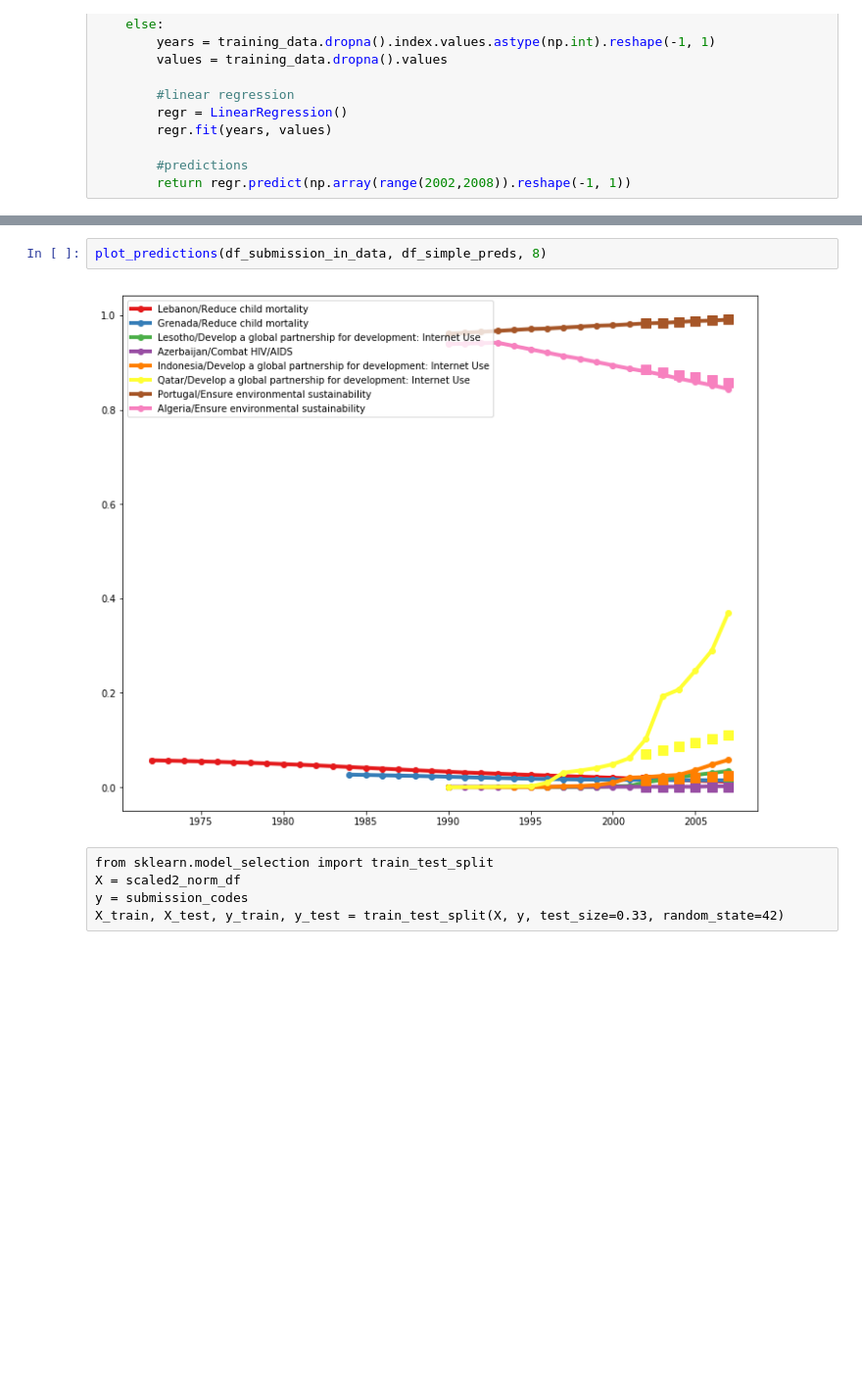
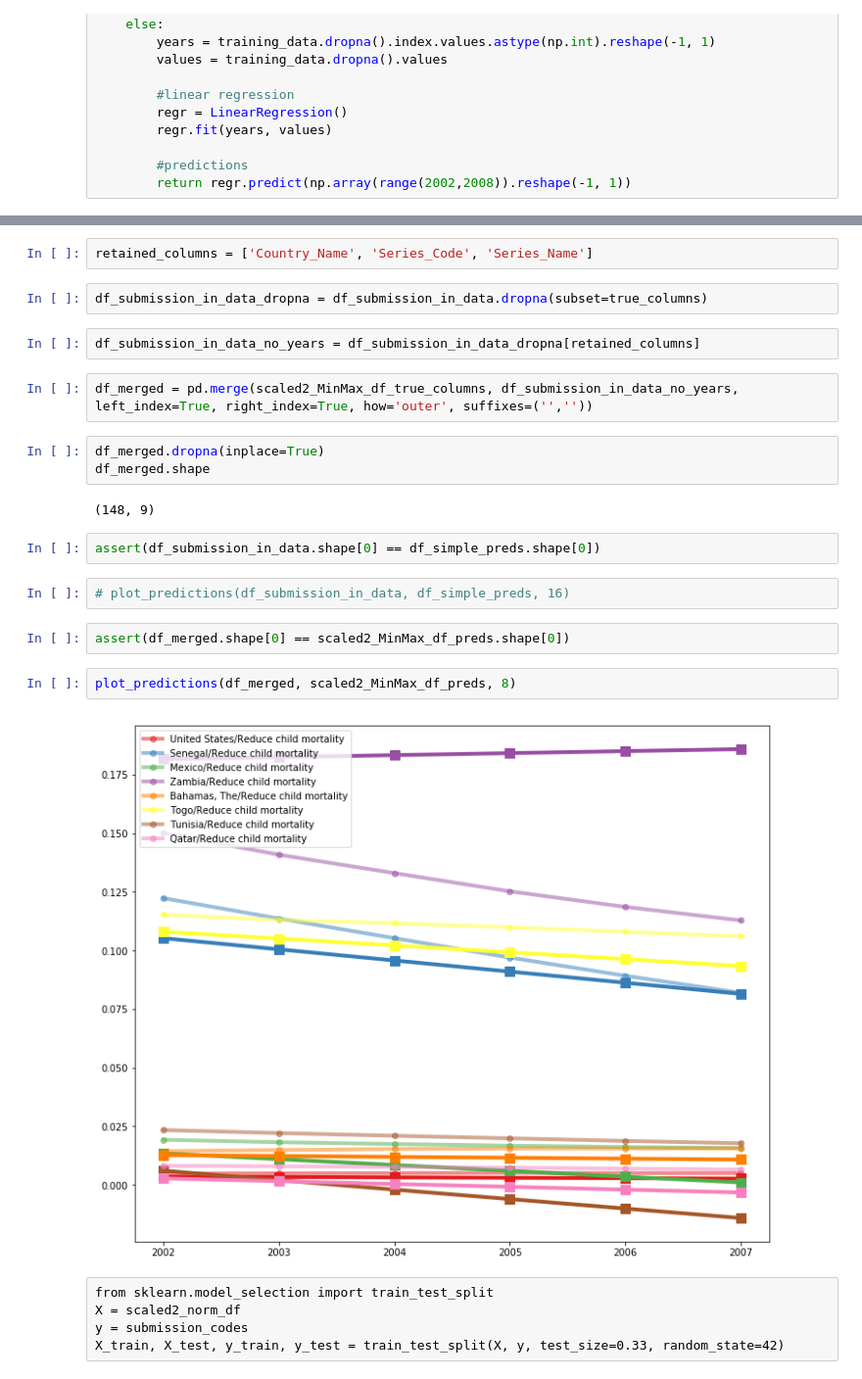
Before and after one commit to machine-learning-study-group/time-series-millenium-goals, a Jupyter notebook: 2-prepare-data.ipynb, the cells around one changed output, grey strips where cells are left out. Shown at 98% size. Cells and saved outputs as stored; diff of their text form; blank space fills up the shorter version.

Commit message:
added mean squared error and scaled plots

```diff
--- a/2-prepare-data.ipynb
+++ b/2-prepare-data.ipynb
@@ -907,7 +972,26 @@ def plot_predictions(df_train, df_pred, nbr_rows):
+# %%
+retained_columns = ['Country_Name', 'Series_Code', 'Series_Name']
+# %%
+df_submission_in_data_dropna = df_submission_in_data.dropna(subset=true_columns)
+# %%
+df_submission_in_data_no_years = df_submission_in_data_dropna[retained_columns]
+# %%
+df_merged = pd.merge(scaled2_MinMax_df_true_columns, df_submission_in_data_no_years, left_index=True, right_index=True, how='outer', suffixes=('',''))
+# %%
+df_merged.dropna(inplace=True)
+df_merged.shape
+# %% [output]
+(148, 9)
+# %%
+assert(df_submission_in_data.shape[0] == df_simple_preds.shape[0])
+# %%
+# plot_predictions(df_submission_in_data, df_simple_preds, 16)
+# %%
+assert(df_merged.shape[0] == scaled2_MinMax_df_preds.shape[0])
 # %%
-plot_predictions(df_submission_in_data, df_simple_preds, 8)
+plot_predictions(df_merged, scaled2_MinMax_df_preds, 8)
 # %% [output]
-[figure, old version]
+[figure, new version]
 # %% [raw]
 from sklearn.model_selection import train_test_split
 X = scaled2_norm_df
```
Also changed, not shown: parts of 24 cells of this notebook.
